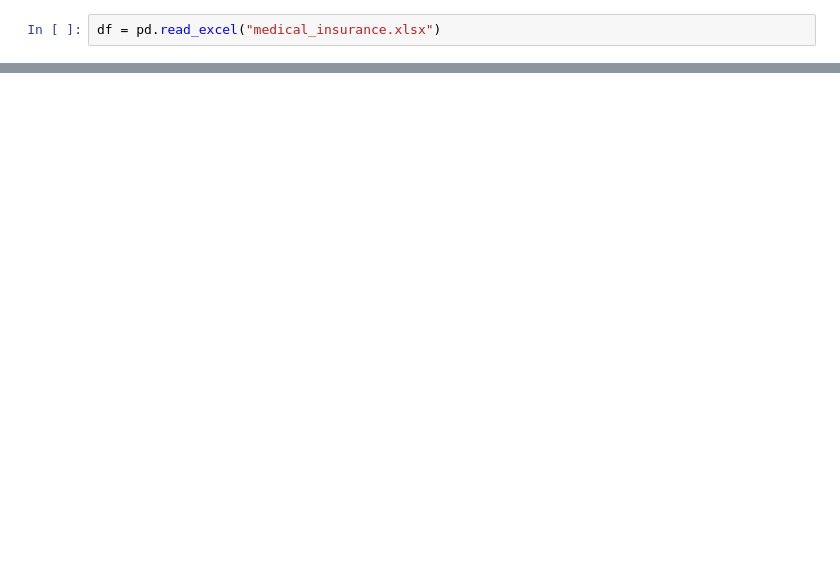
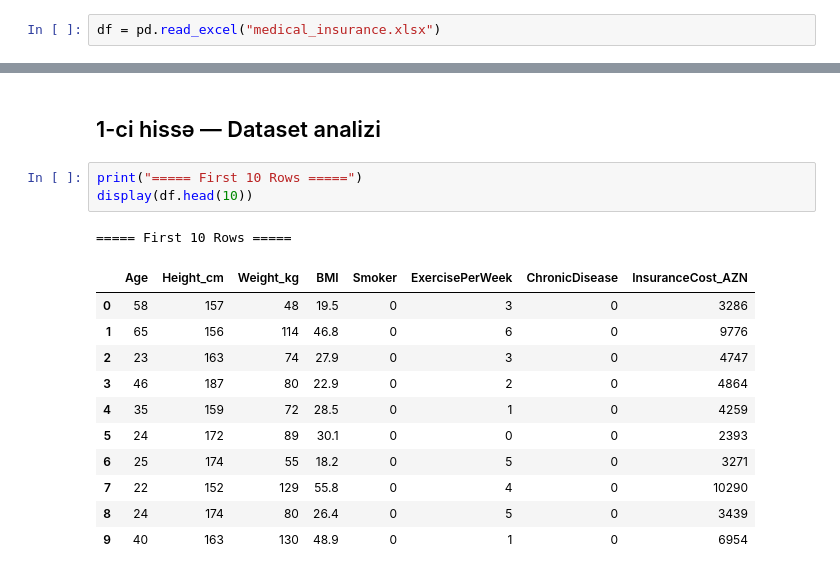
Before and after one commit to vagifrasulzade/Python_AI-Practice, a Jupyter notebook: Task11/main.ipynb, the cells around one changed output, grey strips where cells are left out. Cells and saved outputs as stored; diff of their text form; blank space fills up the shorter version.

```diff
--- a/Task11/main.ipynb
+++ b/Task11/main.ipynb
@@ -357,0 +20,18 @@ Gəlir səviyyəsi, ailə xəstəlik tarixi, qan təzyiqi, xolesterol, həyat t
+# %% [markdown]
+## 1-ci hissə — Dataset analizi
+# %%
+print("===== First 10 Rows =====")
+display(df.head(10))
+# %% [output]
+===== First 10 Rows =====
+|  | Age | Height_cm | Weight_kg | BMI | Smoker | ExercisePerWeek | ChronicDisease | InsuranceCost_AZN |
+| 0 | 58 | 157 | 48 | 19.5 | 0 | 3 | 0 | 3286 |
+| 1 | 65 | 156 | 114 | 46.8 | 0 | 6 | 0 | 9776 |
+| 2 | 23 | 163 | 74 | 27.9 | 0 | 3 | 0 | 4747 |
+| 3 | 46 | 187 | 80 | 22.9 | 0 | 2 | 0 | 4864 |
+| 4 | 35 | 159 | 72 | 28.5 | 0 | 1 | 0 | 4259 |
+| 5 | 24 | 172 | 89 | 30.1 | 0 | 0 | 0 | 2393 |
+| 6 | 25 | 174 | 55 | 18.2 | 0 | 5 | 0 | 3271 |
+| 7 | 22 | 152 | 129 | 55.8 | 0 | 4 | 0 | 10290 |
+| 8 | 24 | 174 | 80 | 26.4 | 0 | 5 | 0 | 3439 |
+| 9 | 40 | 163 | 130 | 48.9 | 0 | 1 | 0 | 6954 |
```
Also changed, not shown: parts of 44 cells of this notebook.
